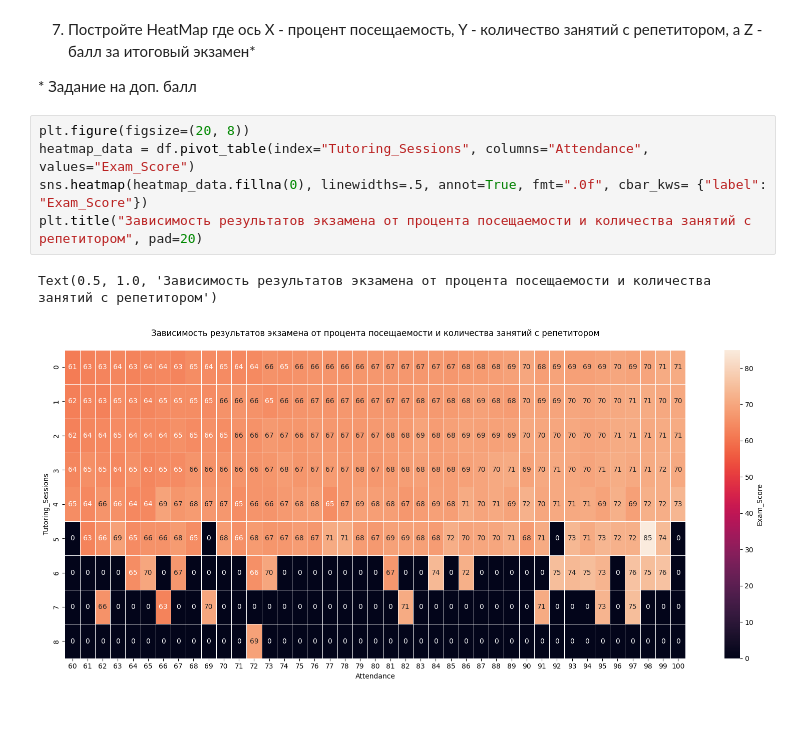
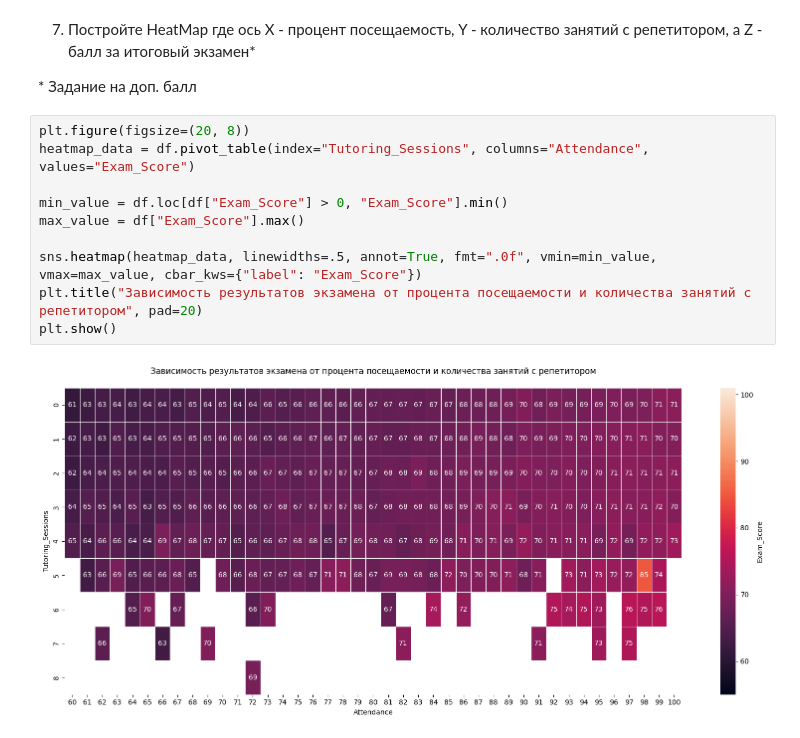
Before and after one commit to anastasia-nemkova/ML_labs, a Jupyter notebook: lab1/Lab1-6.ipynb, the cells around one changed output. Saved outputs shown, nothing was run; the diff lists cells and outputs as text.

```diff
--- a/lab1/Lab1-6.ipynb
+++ b/lab1/Lab1-6.ipynb
@@ -383,8 +383,12 @@ plt.grid()
 # %%
 plt.figure(figsize=(20, 8))
 heatmap_data = df.pivot_table(index="Tutoring_Sessions", columns="Attendance", values="Exam_Score")
-sns.heatmap(heatmap_data.fillna(0), linewidths=.5, annot=True, fmt=".0f", cbar_kws= {"label": "Exam_Score"})
+
+min_value = df.loc[df["Exam_Score"] > 0, "Exam_Score"].min()
+max_value = df["Exam_Score"].max()
+
+sns.heatmap(heatmap_data, linewidths=.5, annot=True, fmt=".0f", vmin=min_value, vmax=max_value, cbar_kws={"label": "Exam_Score"})
 plt.title("Зависимость результатов экзамена от процента посещаемости и количества занятий с репетитором", pad=20)
+plt.show()
 # %% [output]
-Text(0.5, 1.0, 'Зависимость результатов экзамена от процента посещаемости и количества занятий с репетитором')
-[figure, old version]
+[figure, new version]
```
Also changed, not shown: parts of 3 cells of this notebook.
